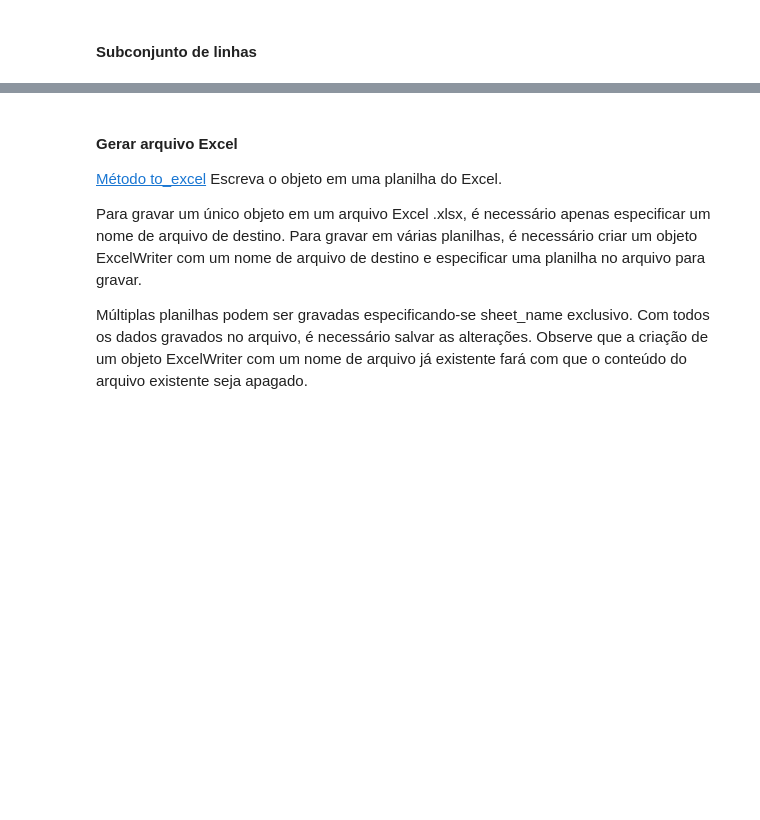
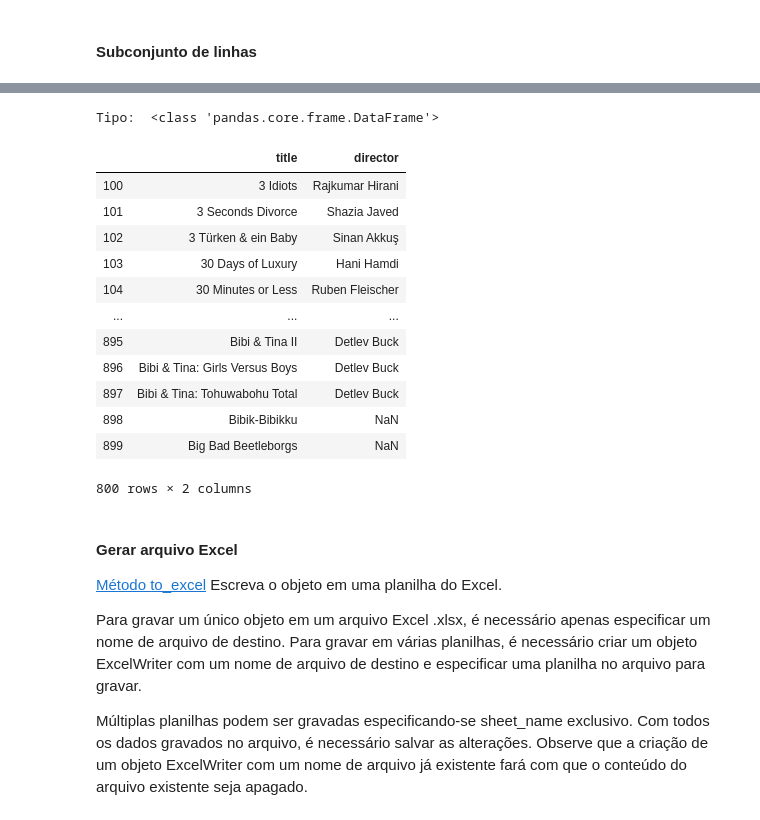
Before and after one commit to ajndantas/Treinamento-Cientista-de-Dados, a Jupyter notebook: Python Aplicado a Big Data/Aula 3 - 08032021 - Pandas/Pandas.ipynb, the cells around one changed output, grey strips where cells are left out. Drawn from its saved outputs; the diff is of its cells as text; code cells hidden in the pictures; blank space fills up the shorter version.

```diff
--- a/Python Aplicado a Big Data/Aula 3 - 08032021 - Pandas/Pandas.ipynb
+++ b/Python Aplicado a Big Data/Aula 3 - 08032021 - Pandas/Pandas.ipynb
@@ -839,7 +940,23 @@ data['title'][15:856]
 # %%
 # Retornando 2 colunas e fatiando
-sliced_df = data[['title','director']][15:856]
-data[['title','director']][15:856]
+sliced_df = data[['title','director']][100:900]
+print("Tipo: ", type(sliced_df))
+sliced_df
+# %% [output]
+Tipo:  <class 'pandas.core.frame.DataFrame'>
+|  | title | director |
+| 100 | 3 Idiots | Rajkumar Hirani |
+| 101 | 3 Seconds Divorce | Shazia Javed |
+| 102 | 3 Türken & ein Baby | Sinan Akkuş |
+| 103 | 30 Days of Luxury | Hani Hamdi |
+| 104 | 30 Minutes or Less | Ruben Fleischer |
+| ... | ... | ... |
+| 895 | Bibi & Tina II | Detlev Buck |
+| 896 | Bibi & Tina: Girls Versus Boys | Detlev Buck |
+| 897 | Bibi & Tina: Tohuwabohu Total | Detlev Buck |
+| 898 | Bibik-Bibikku | NaN |
+| 899 | Big Bad Beetleborgs | NaN |
+800 rows × 2 columns
 # %% [markdown]
 #### Gerar arquivo Excel
 [Método to_excel](https://pandas.pydata.org/pandas-docs/stable/reference/api/pandas.DataFrame.to_excel.html#pandas-dataframe-to-excel) Escreva o objeto em uma planilha do Excel.
```
Also changed, not shown: parts of 17 cells of this notebook, 3 other files.
